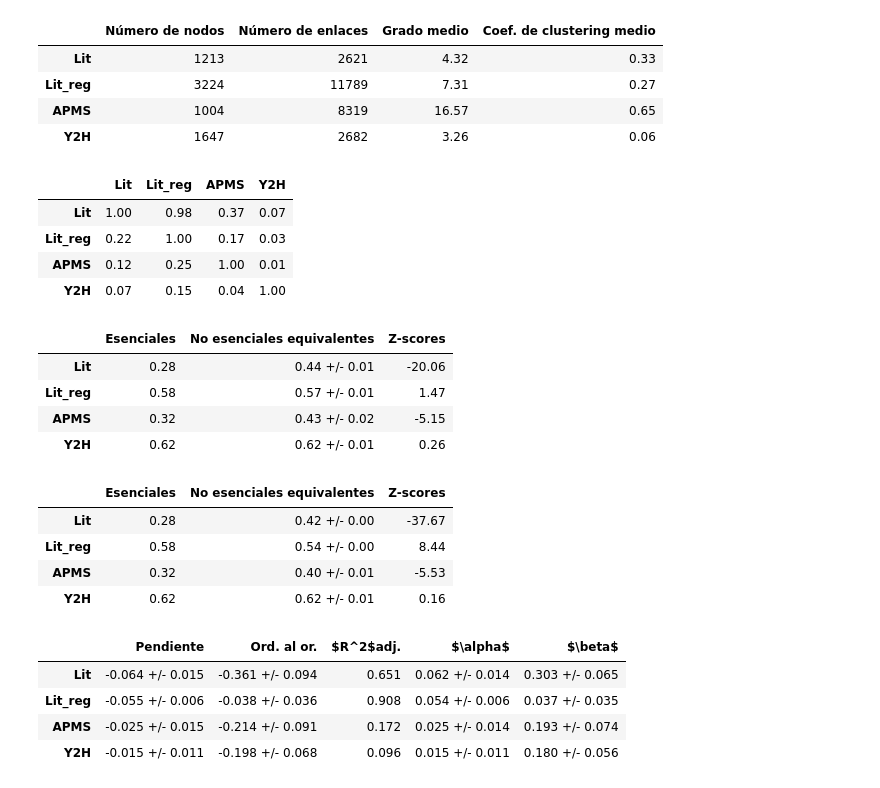
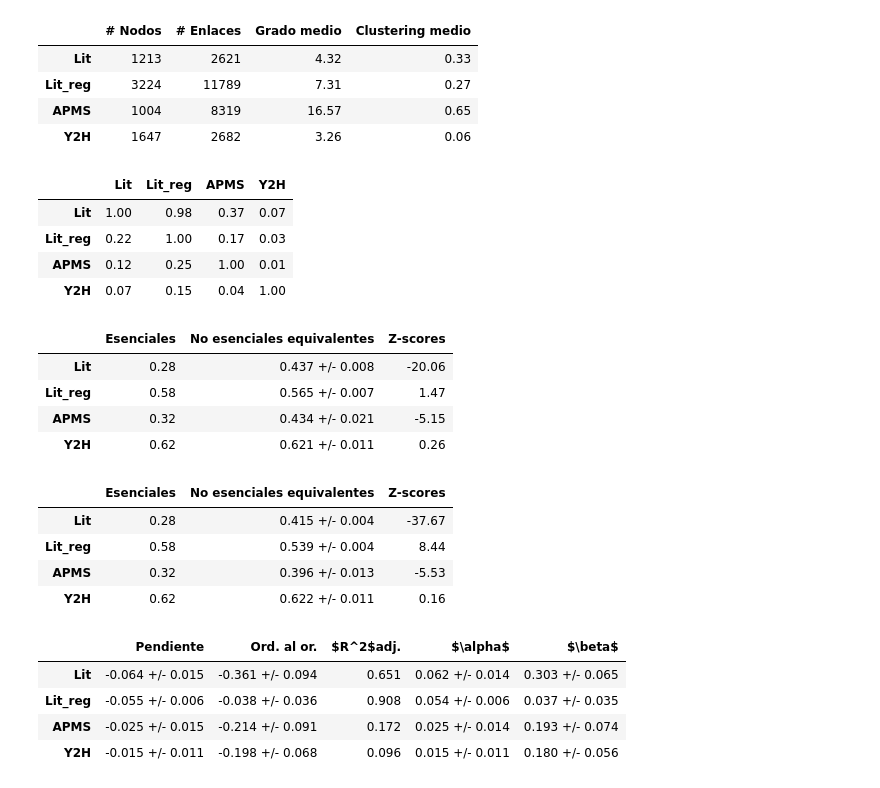
Before and after one commit to GRGab/Urdimbres-Sofisticadas, a Jupyter notebook: Tp2/generar_tablas_lindas.ipynb, the cells around one changed output. Saved outputs shown, nothing was run; the diff lists cells and outputs as text; code cells hidden in the pictures.

Commit message:
Regeneré varias tablas, ajustándolas para que queden bien en el documento Latex.

```diff
--- a/Tp2/generar_tablas_lindas.ipynb
+++ b/Tp2/generar_tablas_lindas.ipynb
@@ -75,15 +75,15 @@ for g in grafos:
     Ks.append(K)
     Cis.append(Ci)
 
-tabla1 = pd.DataFrame(data={'Número de nodos':Ns,
-                            'Número de enlaces':Ls,
+tabla1 = pd.DataFrame(data={'# Nodos':Ns,
+                            '# Enlaces':Ls,
                             'Grado medio':Ks,
-                            'Coef. de clustering medio':Cis},
+                            'Clustering medio':Cis},
                       index=['Lit', 'Lit_reg', 'APMS', 'Y2H'])
 pd.set_option('precision', 2)
 tabla1
 # %% [output]
-|  | Número de nodos | Número de enlaces | Grado medio | Coef. de clustering medio |
+|  | # Nodos | # Enlaces | Grado medio | Clustering medio |
 | Lit | 1213 | 2621 | 4.32 | 0.33 |
 | Lit_reg | 3224 | 11789 | 7.31 | 0.27 |
 | APMS | 1004 | 8319 | 16.57 | 0.65 |
@@ -102,29 +102,29 @@ tabla2
 # %%
 ################ Punto C:
 
 
 ######## Parte II: remoción de nodos no esenciales con grados equivalentes a los esenciales
 
 npzfile = np.load('Tp2/tc02Data/datos_tabla3_100historias_2criterios.npz')
 fracs_esen = npzfile['fracs_esen']
 fracs_equiv_cv, sigmas_cv, zscores_cv = npzfile['data_cv']
 fracs_equiv_cn, sigmas_cn, zscores_cn = npzfile['data_cn']
 
-equiv_prolijo_cv = ['{:.2f} +/- {:.2f}'.format(x, y) for x, y in zip(fracs_equiv_cv, sigmas_cv)]
+equiv_prolijo_cv = ['{:.3f} +/- {:.3f}'.format(x, y) for x, y in zip(fracs_equiv_cv, sigmas_cv)]
 pd.set_option('precision', 2)
 tabla3_cv = pd.DataFrame(data={'Esenciales':fracs_esen,
                             'No esenciales equivalentes':equiv_prolijo_cv,
                             'Z-scores':zscores_cv},
                       index=['Lit', 'Lit_reg', 'APMS', 'Y2H'])
 tabla3_cv
 # %% [output]
 |  | Esenciales | No esenciales equivalentes | Z-scores |
-| Lit | 0.28 | 0.44 +/- 0.01 | -20.06 |
-| Lit_reg | 0.58 | 0.57 +/- 0.01 | 1.47 |
-| APMS | 0.32 | 0.43 +/- 0.02 | -5.15 |
-| Y2H | 0.62 | 0.62 +/- 0.01 | 0.26 |
+| Lit | 0.28 | 0.437 +/- 0.008 | -20.06 |
+| Lit_reg | 0.58 | 0.565 +/- 0.007 | 1.47 |
+| APMS | 0.32 | 0.434 +/- 0.021 | -5.15 |
+| Y2H | 0.62 | 0.621 +/- 0.011 | 0.26 |
 # %%
-equiv_prolijo_cn = ['{:.2f} +/- {:.2f}'.format(x, y) for x, y in zip(fracs_equiv_cn, sigmas_cn)]
+equiv_prolijo_cn = ['{:.3f} +/- {:.3f}'.format(x, y) for x, y in zip(fracs_equiv_cn, sigmas_cn)]
 pd.set_option('precision', 2)
 tabla3_cn = pd.DataFrame(data={'Esenciales':fracs_esen,
                             'No esenciales equivalentes':equiv_prolijo_cn,
@@ -133,10 +133,10 @@ tabla3_cn = pd.DataFrame(data={'Esenciales':fracs_esen,
 tabla3_cn
 # %% [output]
 |  | Esenciales | No esenciales equivalentes | Z-scores |
-| Lit | 0.28 | 0.42 +/- 0.00 | -37.67 |
-| Lit_reg | 0.58 | 0.54 +/- 0.00 | 8.44 |
-| APMS | 0.32 | 0.40 +/- 0.01 | -5.53 |
-| Y2H | 0.62 | 0.62 +/- 0.01 | 0.16 |
+| Lit | 0.28 | 0.415 +/- 0.004 | -37.67 |
+| Lit_reg | 0.58 | 0.539 +/- 0.004 | 8.44 |
+| APMS | 0.32 | 0.396 +/- 0.013 | -5.53 |
+| Y2H | 0.62 | 0.622 +/- 0.011 | 0.16 |
 # %%
 ################ Punto D:
 
```
Also changed, not shown: parts of 2 cells of this notebook, 4 other files.
